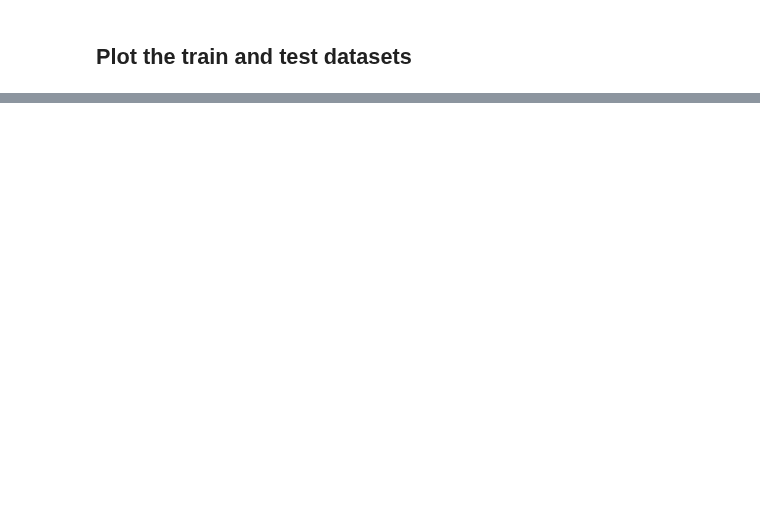
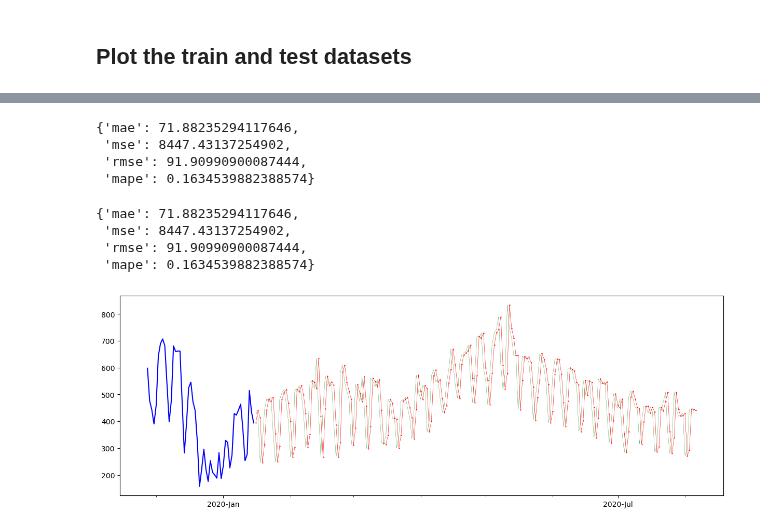
Before and after one commit to poolGolez/project-roosevelt, a Jupyter notebook: forecast-your-site-visits.ipynb, the cells around one changed output, grey strips where cells are left out. Drawn from its saved outputs; the diff is of its cells as text; code cells hidden in the pictures; blank space fills up the shorter version.

```diff
--- a/forecast-your-site-visits.ipynb
+++ b/forecast-your-site-visits.ipynb
@@ -185,0 +223,4 @@ plot_time_series(test_dataset)
+# %%
+y_true = target_column[TEST_DATA_BOUNDARY_INDEX : -WINDOW_SIZE + 1]
+
+len(y_true), y_true
@@ -185,0 +242,40 @@ plot_time_series(test_dataset)
+# %%
+from sklearn.metrics import mean_absolute_error, mean_squared_error, mean_absolute_percentage_error
+
+def evaluate_predictions(y_true, y_preds):
+    mae = mean_absolute_error(y_true, y_preds)
+    mse = mean_squared_error(y_true, y_preds)
+    rmse = np.sqrt(mse)
+    mape = mean_absolute_percentage_error(y_true, y_preds)
+
+    return {
+        'mae': mae,
+        'mse': mse,
+        "rmse": rmse,
+        "mape": mape
+    }
+
+evaluate_predictions(y_true, baseline_predictions)
+# %% [output]
+{'mae': 71.88235294117646,
+ 'mse': 8447.43137254902,
+ 'rmse': 91.90990900087444,
+ 'mape': 0.1634539882388574}
+# %%
+MODEL_METRICS = pd.DataFrame()
+
+def evaluate_model(model):
+    predictions = model.predict(test_dataset, verbose=0)
+    metrics = evaluate_predictions(y_true, predictions)
+
+    MODEL_METRICS[model.name] = metrics
+    plot_time_series(baseline_predictions.ravel(), start_index=1900)
+    return metrics
+# %%
+evaluate_model(baseline_model)
+# %% [output]
+{'mae': 71.88235294117646,
+ 'mse': 8447.43137254902,
+ 'rmse': 91.90990900087444,
+ 'mape': 0.1634539882388574}
+[figure, added]
```
Also changed, not shown: parts of 14 cells of this notebook.
